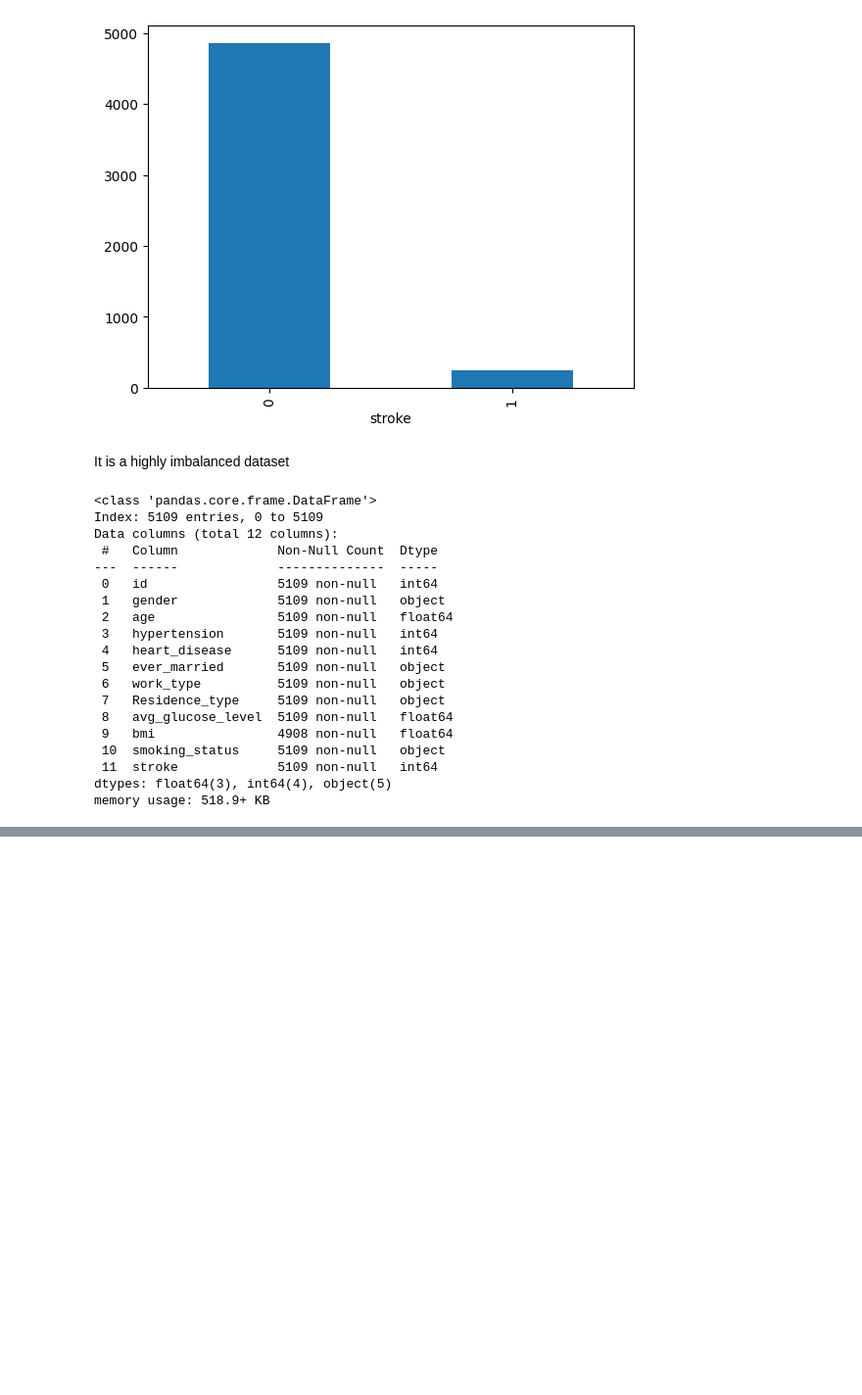
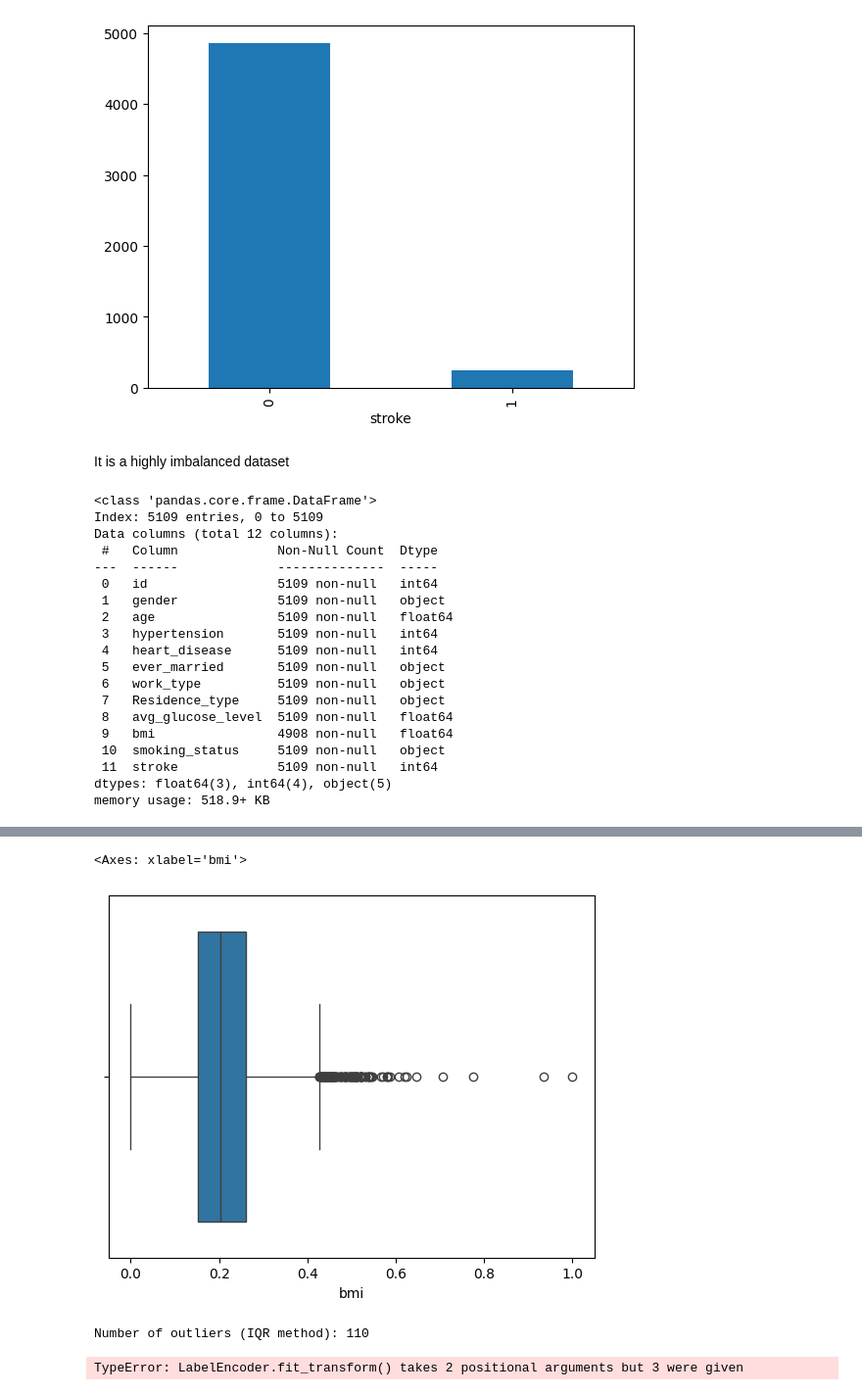
Before and after one commit to Ashokmevada/Stroke_prediction, a Jupyter notebook: temp.ipynb, the cells around one changed output, grey strips where cells are left out. Shown at 98% size. Cells and saved outputs as stored; diff of their text form; code cells hidden in the pictures; blank space fills up the shorter version.

```diff
--- a/temp.ipynb
+++ b/temp.ipynb
@@ -157,0 +377,23 @@ df.select_dtypes(exclude='object')
+# %%
+sns.boxplot(x = 'bmi' , data = df)
+# %% [output]
+<Axes: xlabel='bmi'>
+[figure, added]
+# %%
+import numpy as np
+
+def find_outliers_iqr(data):
+    Q1 = np.percentile(data, 25)
+    Q3 = np.percentile(data, 75)
+    IQR = Q3 - Q1
+    lower_bound = Q1 - 1.5 * IQR
+    upper_bound = Q3 + 1.5 * IQR
+    outliers = [x for x in data if x < lower_bound or x > upper_bound]
+    return outliers
+
+# Assuming 'data' is your array or list containing the data
+outliers_iqr = find_outliers_iqr(df['bmi'])
+num_outliers_iqr = len(outliers_iqr)
+print("Number of outliers (IQR method):", num_outliers_iqr)
+# %% [output]
+Number of outliers (IQR method): 110
@@ -157,0 +428,17 @@ df.select_dtypes(exclude='object')
+# %%
+object_columns = df_temp.select_dtypes(include=['object']).columns
+
+# Define a column transformer for encoding categorical columns
+column_transformer = ColumnTransformer([
+    ('encoder', LabelEncoder(), object_columns),
+], remainder='passthrough')  # Remainder columns will be untouched
+
+# Apply column transformer to encode categorical columns
+encoded_data = column_transformer.fit_transform(df_temp)
+
+encoders = column_transformer.named_transformers_['encoder']
+# Save encoders using pickle
+with open('encoders.pkl', 'wb') as f:
+    pickle.dump(column_transformer.named_transformers_['encoder'], f)
+# %% [output]
+TypeError: LabelEncoder.fit_transform() takes 2 positional arguments but 3 were given
```
Also changed, not shown: parts of 23 cells of this notebook, 9 other files.
